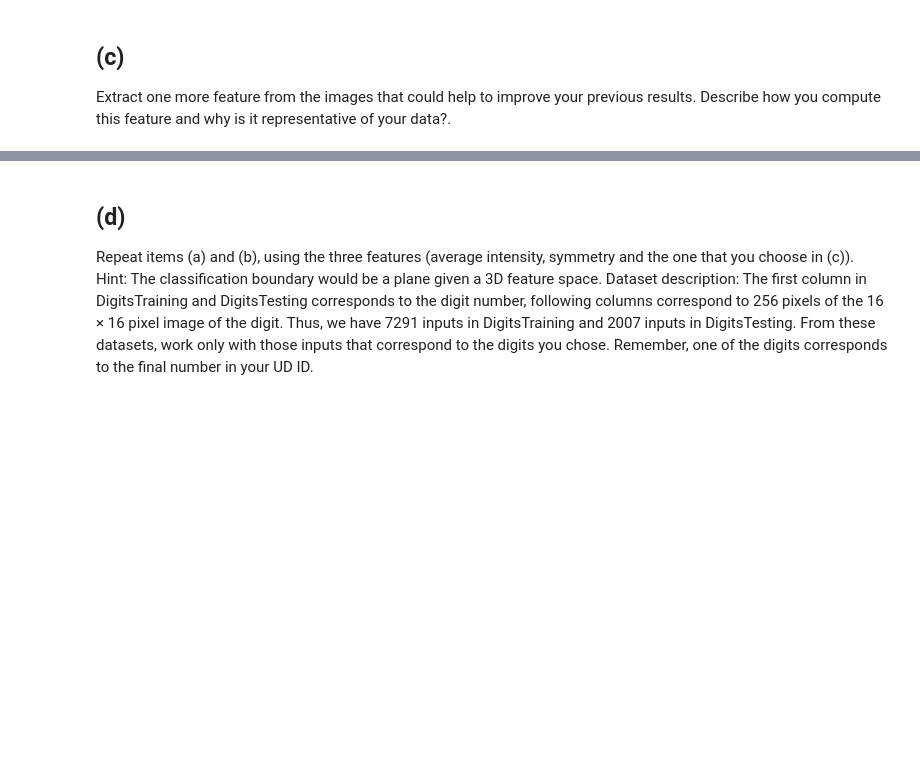
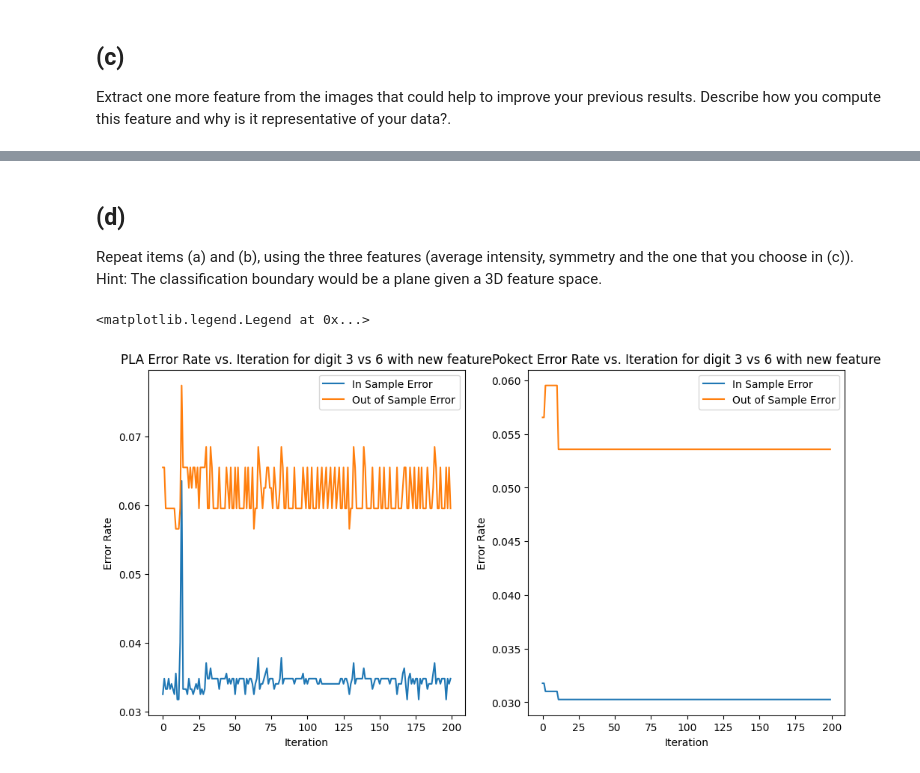
Before and after one commit to 118020020/815hws, a Jupyter notebook: hw2/solutions.ipynb, the cells around one changed output, grey strips where cells are left out. Saved outputs shown, nothing was run; the diff lists cells and outputs as text; code cells hidden in the pictures; blank space fills up the shorter version.

```diff
--- a/hw2/solutions.ipynb
+++ b/hw2/solutions.ipynb
@@ -492,4 +549,43 @@ Extract one more feature from the images that could help to improve your previou
 # %% [markdown]
 ## (d)
 
-Repeat items (a) and (b), using the three features (average intensity, symmetry and the one that you choose in (c)). Hint: The classification boundary would be a plane given a 3D feature space. Dataset description: The first column in DigitsTraining and DigitsTesting corresponds to the digit number, following columns correspond to 256 pixels of the 16 × 16 pixel image of the digit. Thus, we have 7291 inputs in DigitsTraining and 2007 inputs in DigitsTesting. From these datasets, work only with those inputs that correspond to the digits you chose. Remember, one of the digits corresponds to the final number in your UD ID.
+Repeat items (a) and (b), using the three features (average intensity, symmetry and the one that you choose in (c)). Hint: The classification boundary would be a plane given a 3D feature space.
+# %%
+# train the perceptrons with the new feature
+PLA_new = Perceptron(learning_rate=0.01, max_iters=200,
+                        X_train=X_train_new, y_train=train_labels,
+                        X_test=X_test_new, y_test=test_labels,
+                        digits=digits)
+PLA_new.fit_PLA()
+# %%
+Pocket_new = Perceptron(learning_rate=0.01, max_iters=200,
+                        X_train=X_train_new, y_train=train_labels,
+                        X_test=X_test_new, y_test=test_labels,
+                        digits=digits)
+
+Pocket_new.fit_pocket()
+# %%
+# 1*2 plot the error rate vs. iteration of PLA and Pocket with the new feature
+plt.figure(figsize=(12, 6))
+# the first subplot is the error rate vs. iteration of PLA with the new feature
+plt.subplot(1, 2, 1)
+# plot the in sample error and out of sample error for each iteration, with x-axis as iteration number in one same plot
+plt.plot(range(PLA_new.max_iters), PLA_new.in_sample_errors, label='In Sample Error')
+plt.plot(range(PLA_new.max_iters), PLA_new.out_of_sample_errors, label='Out of Sample Error')
+plt.xlabel('Iteration')
+plt.ylabel('Error Rate')
+plt.title(f'PLA Error Rate vs. Iteration for digit {digits[0]} vs {digits[1]} with new feature')
+plt.legend()
+
+# the second subplot is the error rate vs. iteration of Pocket with the new feature
+plt.subplot(1, 2, 2)
+# plot the in sample error and out of sample error for each iteration, with x-axis as iteration number in one same plot
+plt.plot(range(Pocket_new.max_iters), Pocket_new.in_sample_errors, label='In Sample Error')
+plt.plot(range(Pocket_new.max_iters), Pocket_new.out_of_sample_errors, label='Out of Sample Error')
+plt.xlabel('Iteration')
+plt.ylabel('Error Rate')
+plt.title(f'Pokect Error Rate vs. Iteration for digit {digits[0]} vs {digits[1]} with new feature')
+plt.legend()
+# %% [output]
+<matplotlib.legend.Legend at 0x...>
+[figure, added]
```
Also changed, not shown: parts of 16 cells of this notebook, 2 other files.
